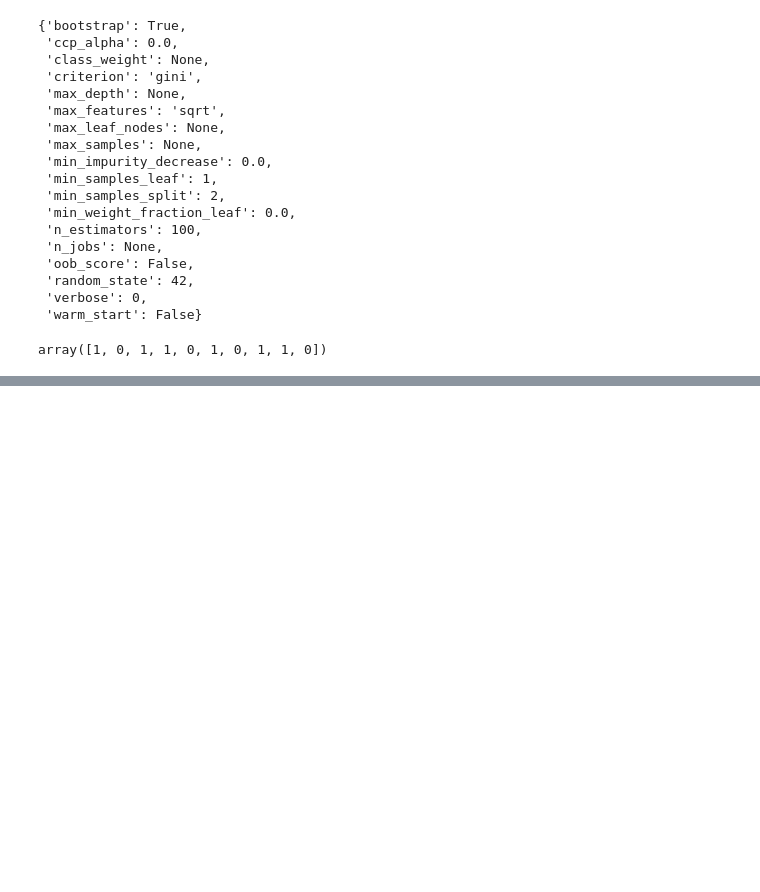
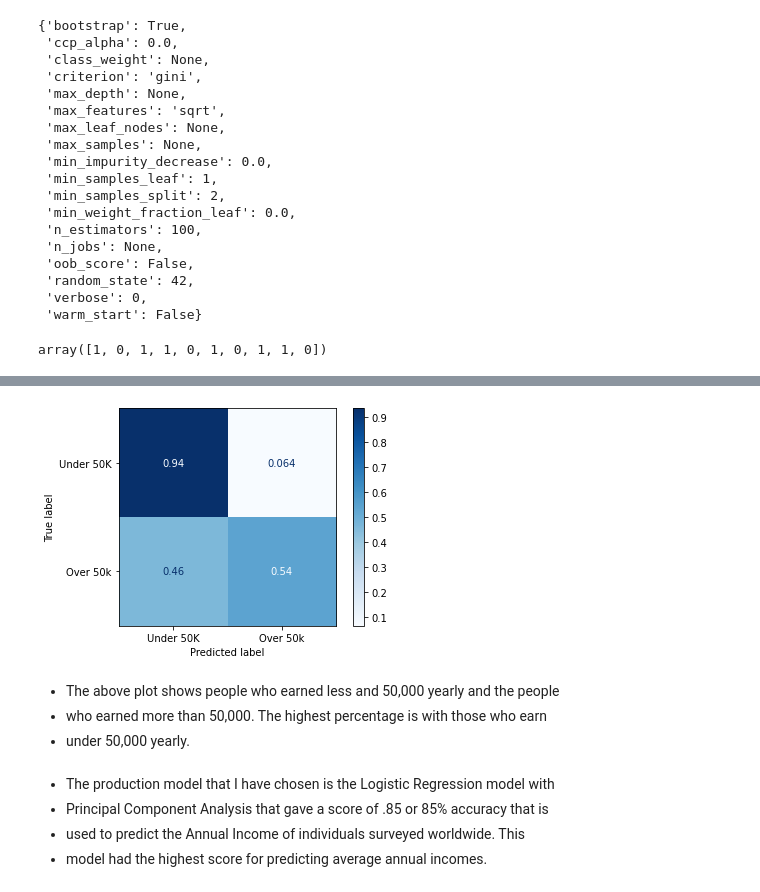
Before and after one commit to krheams60/Sales-predictions, a Jupyter notebook: Project2_Part4_Ken_Rheams.ipynb, the cells around one changed output, grey strips where cells are left out. Drawn from its saved outputs; the diff is of its cells as text; code cells hidden in the pictures; blank space fills up the shorter version.

```diff
--- a/Project2_Part4_Ken_Rheams.ipynb
+++ b/Project2_Part4_Ken_Rheams.ipynb
@@ -480,0 +557,22 @@ scores2.head()
+# %%
+pipe = make_pipeline(
+    StandardScaler(),
+    PCA(),
+    LogisticRegression())
+# %%
+param_grid = {
+    "standardscaler__with_mean": [True, False],
+    "standardscaler__with_std": [True, False],
+    "pca__n_components": [1,2,3,4,5,6,7,8,9,10], # 10 components explains the most variance
+    "logisticregression__C": [1, 0.9, 0.8, 0.7, 0.6, 0.5, 0.4, 0.3, 0.2, 0.1],
+    "logisticregression__max_iter": [100, 500, 1000, 2000]}
+
+grid = GridSearchCV(
+    pipe,
+    param_grid=param_grid,
+    cv=5,
+    verbose=2,
+    n_jobs=-1
+)
+
+grid.fit(X_train_processed,y_train)
@@ -480,0 +704,3 @@ scores2.head()
+# %%
+pred = grid.best_estimator_.predict(X_test_processed)
+print(classification_report(y_test, pred))
@@ -480,0 +716,15 @@ scores2.head()
+# %%
+labels=['Under 50K','Over 50k']
+# %%
+ConfusionMatrixDisplay.from_predictions(y_test, pred, display_labels=labels, cmap='Blues', normalize='true');
+# %% [output]
+[figure, added]
+# %% [markdown]
+ - The above plot shows people who earned less and 50,000 yearly and the people
+ - who earned more than 50,000. The highest percentage is with those who earn
+ - under 50,000 yearly.
+# %% [markdown]
+ - The production model that I have chosen is the Logistic Regression model with
+ - Principal Component Analysis that gave a score of .85 or 85% accuracy that is
+ - used to predict the Annual Income of individuals surveyed worldwide. This
+ - model had the highest score for predicting average annual incomes.
```
Also changed, not shown: parts of 39 cells of this notebook.
